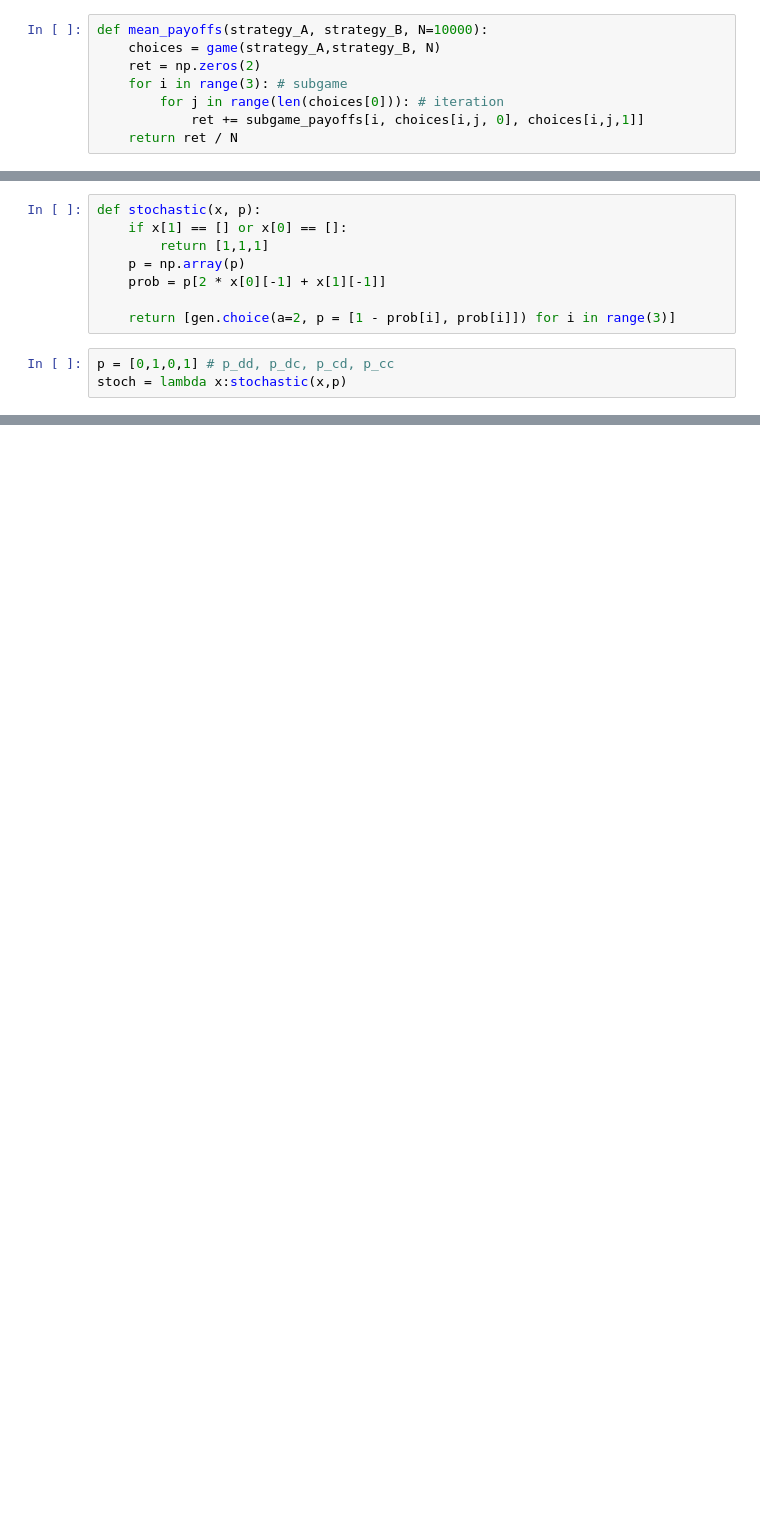
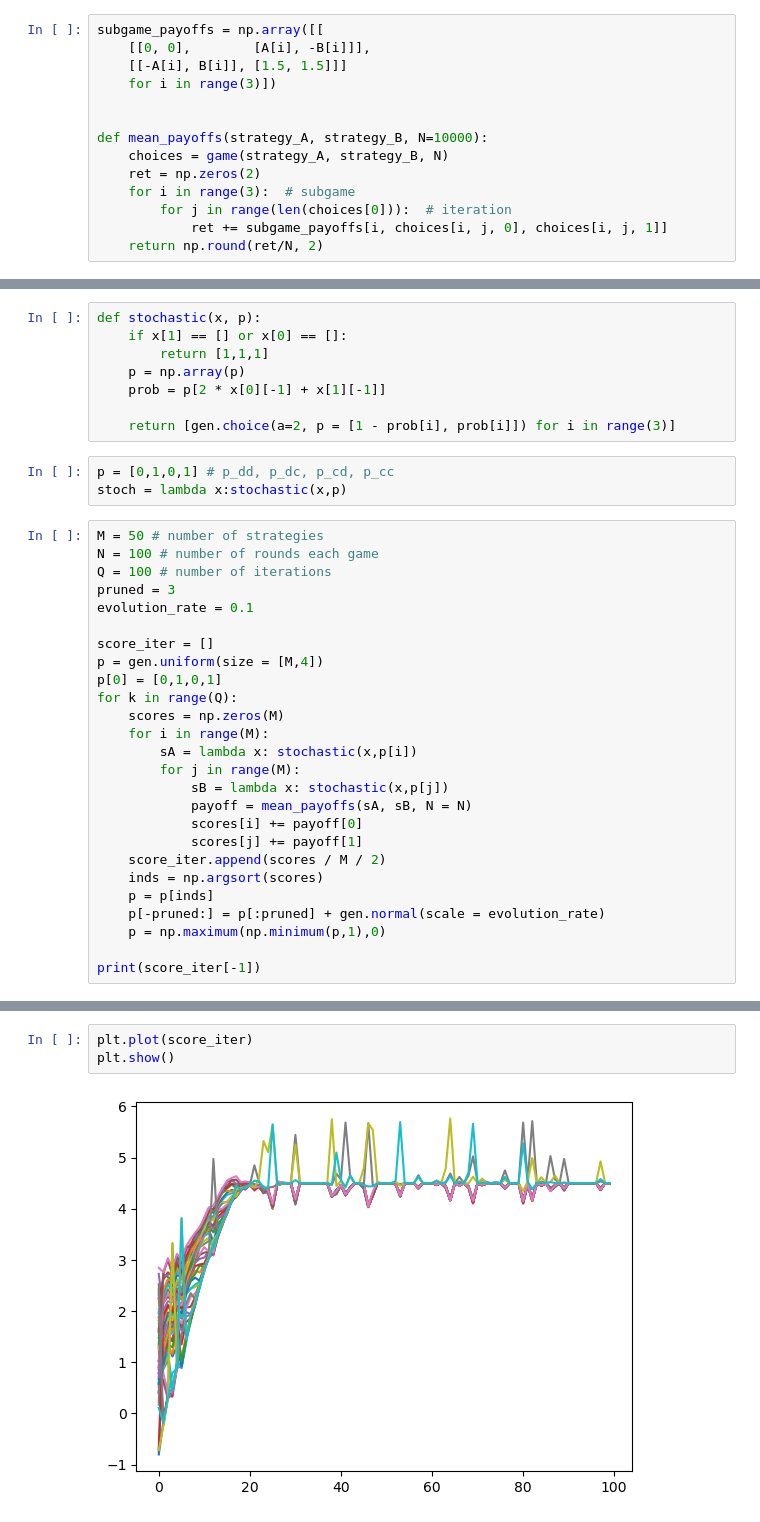
Before and after one commit to naqib-a/MATH-70141, a Jupyter notebook: CW/iterated game.ipynb, the cells around one changed output, grey strips where cells are left out. Cells and saved outputs as stored; diff of their text form; blank space fills up the shorter version.

```diff
--- a/CW/iterated game.ipynb
+++ b/CW/iterated game.ipynb
@@ -70,11 +63,17 @@ plt.show()
 # %%
+subgame_payoffs = np.array([[
+    [[0, 0],        [A[i], -B[i]]],
+    [[-A[i], B[i]], [1.5, 1.5]]]
+    for i in range(3)])
+
+
 def mean_payoffs(strategy_A, strategy_B, N=10000):
-    choices = game(strategy_A,strategy_B, N)
+    choices = game(strategy_A, strategy_B, N)
     ret = np.zeros(2)
-    for i in range(3): # subgame
-        for j in range(len(choices[0])): # iteration
-            ret += subgame_payoffs[i, choices[i,j, 0], choices[i,j,1]]
-    return ret / N
+    for i in range(3):  # subgame
+        for j in range(len(choices[0])):  # iteration
+            ret += subgame_payoffs[i, choices[i, j, 0], choices[i, j, 1]]
+    return np.round(ret/N, 2)
 # %%
 N = 10000
 
@@ -96,3 +106,29 @@ def stochastic(x, p):
 # %%
 p = [0,1,0,1] # p_dd, p_dc, p_cd, p_cc
 stoch = lambda x:stochastic(x,p)
+# %%
+M = 50 # number of strategies
+N = 100 # number of rounds each game
+Q = 100 # number of iterations
+pruned = 3
+evolution_rate = 0.1
+
+score_iter = []
+p = gen.uniform(size = [M,4])
+p[0] = [0,1,0,1]
+for k in range(Q):
+    scores = np.zeros(M)
+    for i in range(M):
+        sA = lambda x: stochastic(x,p[i])
+        for j in range(M):
+            sB = lambda x: stochastic(x,p[j])
+            payoff = mean_payoffs(sA, sB, N = N)
+            scores[i] += payoff[0]
+            scores[j] += payoff[1]
+    score_iter.append(scores / M / 2)
+    inds = np.argsort(scores)
+    p = p[inds]
+    p[-pruned:] = p[:pruned] + gen.normal(scale = evolution_rate)
+    p = np.maximum(np.minimum(p,1),0)
+
+print(score_iter[-1])
@@ -98,0 +159,5 @@ stoch = lambda x:stochastic(x,p)
+# %%
+plt.plot(score_iter)
+plt.show()
+# %% [output]
+[figure, added]
```
Also changed, not shown: parts of 8 cells of this notebook.
